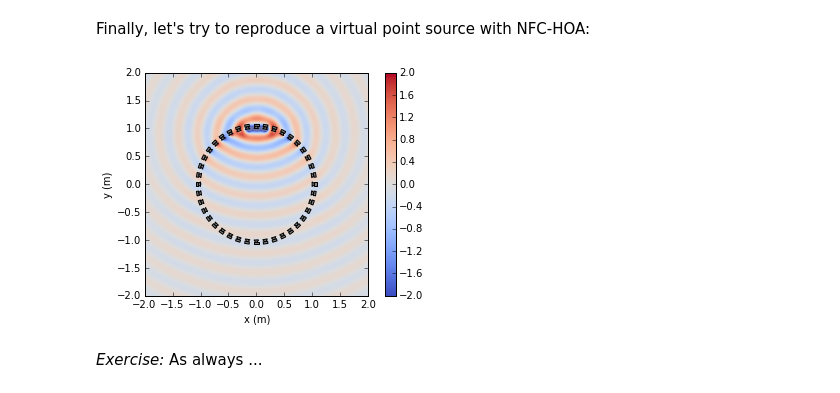
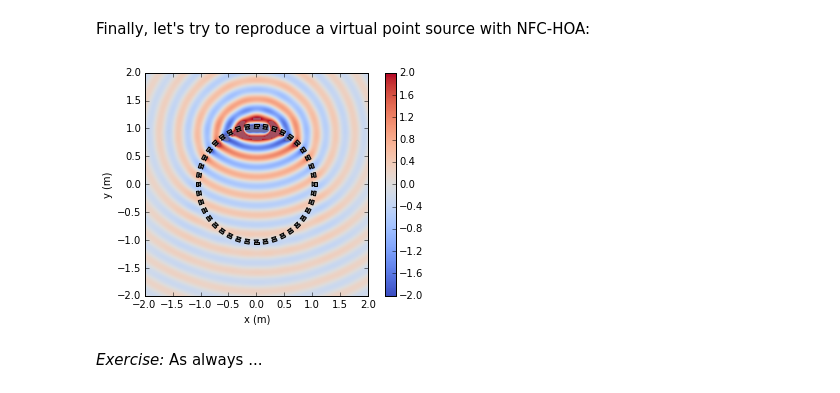
Before and after one commit to spatialaudio/selected-topics-in-audio-signal-processing-exercises, a Jupyter notebook: reproduction.ipynb, the cells around one changed output. Drawn from its saved outputs; the diff is of its cells as text; code cells hidden in the pictures.

```diff
--- a/reproduction.ipynb
+++ b/reproduction.ipynb
@@ -285,15 +291,17 @@ plot_hoa_plane_wave(1000, [0, -1, 0])
 # %% [markdown]
 Finally, let's try to reproduce a virtual point source with NFC-HOA:
 # %%
-def plot_hoa_point_source(f, xs):
+def plot_hoa_point_source(f, xs, R):
     """Plot a point source using Higher-Order Ambisonics.
 
     f: frequency in Hz
     xs: position vector of the virtual source
+    R: radius of the loudspeaker array in metres
 
     """
     omega = 2 * np.pi * f
-    d = sfs.mono.drivingfunction.nfchoa_25d_point(omega, x0, 1, xs)
+    d = sfs.mono.drivingfunction.nfchoa_25d_point(omega, x0, R, xs)
     p = sfs.mono.synthesized.generic(omega, x0, n0, d * a0, grid, source=sfs.mono.source.point)
+    p *= 4 * np.pi  # ad hoc scaling factor
     sfs.plot.soundfield(p, grid)
     sfs.plot.loudspeaker_2d(x0, n0)
@@ -300,7 +310,7 @@ def plot_hoa_point_source(f, xs):
 # %%
-plot_hoa_point_source(1000, [0, 1.5, 0])
+plot_hoa_point_source(1000, [0, 1.5, 0], 1)
 # %% [output]
-[figure, old version]
+[figure, new version]
 # %% [markdown]
 *Exercise:* As always ...
 # %% [markdown]
```
Also changed, not shown: parts of 19 cells of this notebook, 1 other file.
